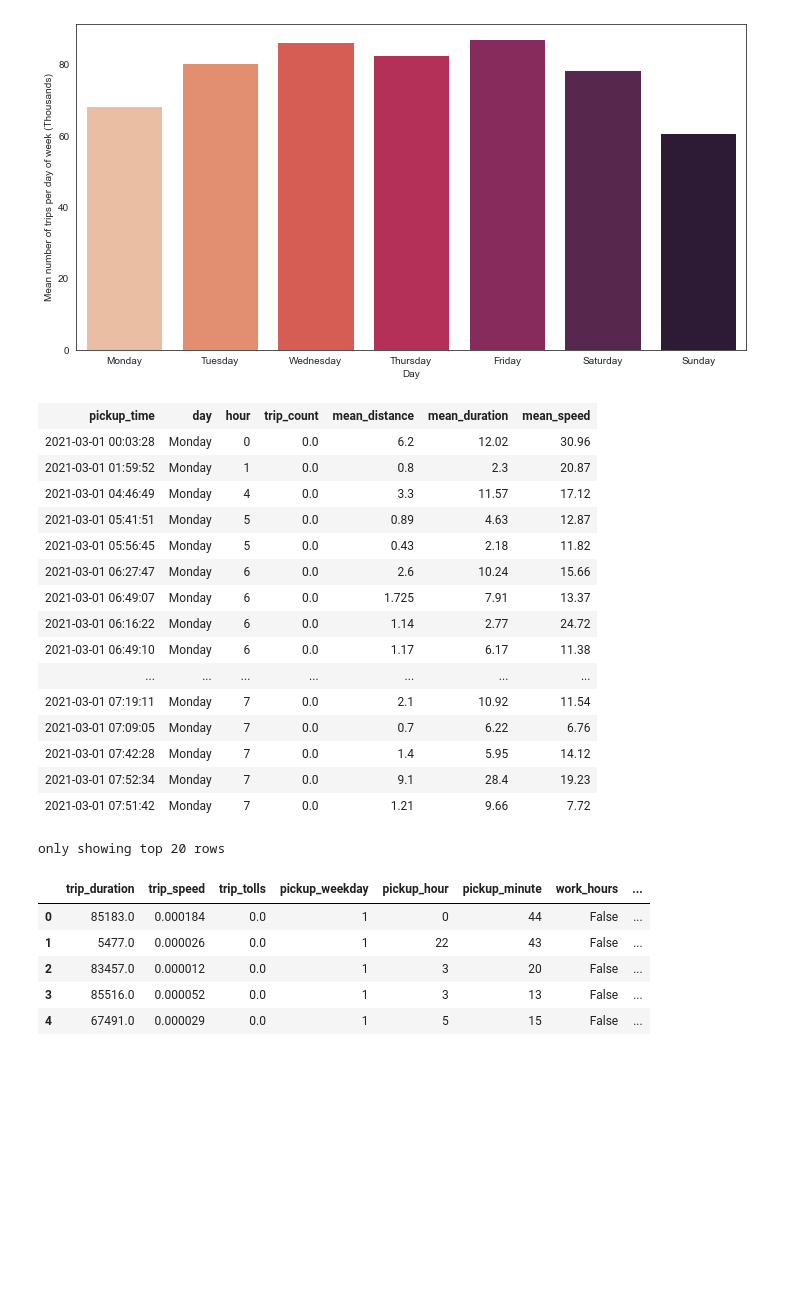
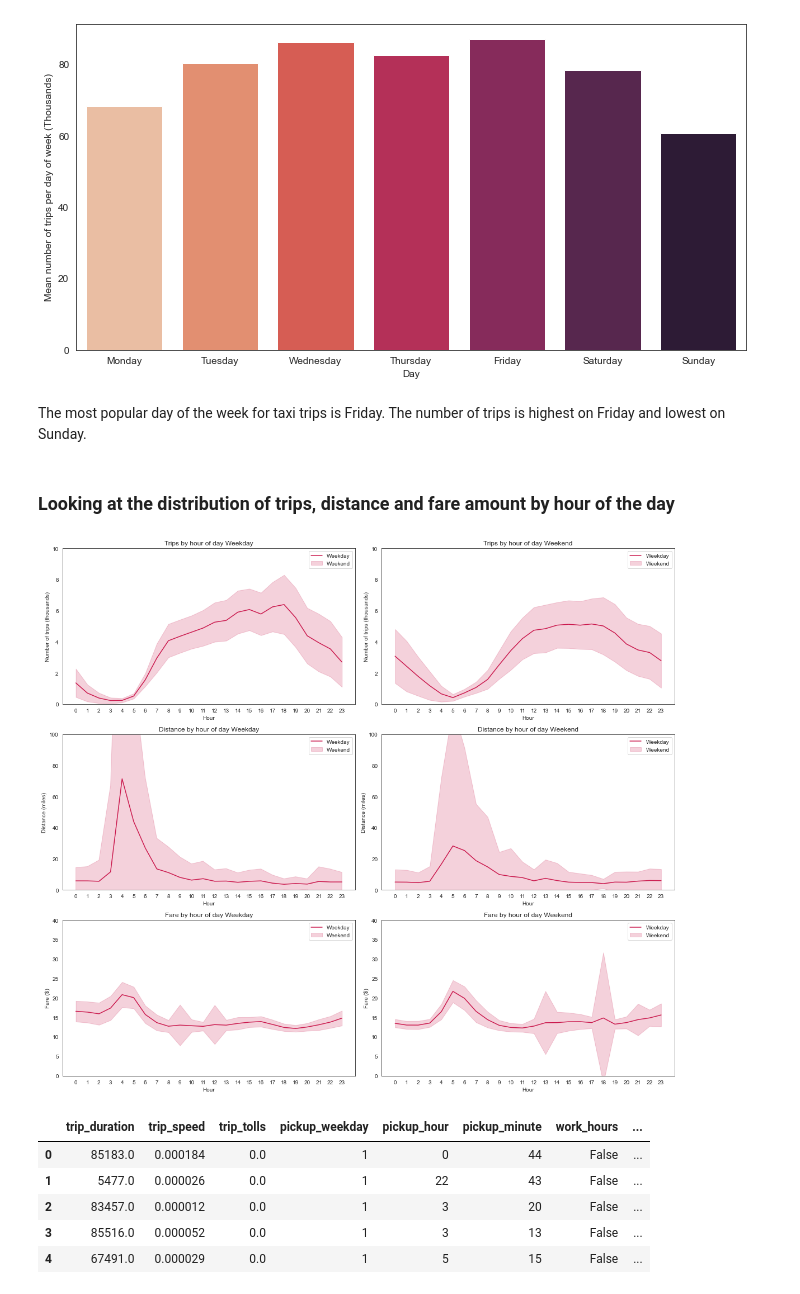
Before and after one commit to vineetver/Yellow-Taxi-Pipeline, a Jupyter notebook: notebooks/exploratory_data_analysis.ipynb, the cells around one changed output. Drawn from its saved outputs; the diff is of its cells as text; code cells hidden in the pictures; blank space fills up the shorter version.

```diff
--- a/notebooks/exploratory_data_analysis.ipynb
+++ b/notebooks/exploratory_data_analysis.ipynb
@@ -144,39 +164,47 @@ ax.set_ylabel('Mean number of trips per day of week (Thousands)')
 plt.show()
 # %% [output]
 [figure]
+# %% [markdown]
+The most popular day of the week for taxi trips is Friday. The number of trips is highest on Friday and lowest on Sunday.
+# %% [markdown]
+### Looking at the distribution of trips, distance and fare amount by hour of the day
 # %%
-spark.sql("""
+viz = spark.sql("""
 SELECT
-    tpep_pickup_datetime AS pickup_time,
+    TO_DATE(tpep_pickup_datetime) AS pickup_time,
     DATE_FORMAT(tpep_pickup_datetime, 'EEEE') AS day,
     HOUR(tpep_pickup_datetime) AS hour,
     ROUND(COUNT(*)/1000, 2) AS trip_count,
     MEAN(trip_distance) AS mean_distance,
+    ROUND(MEAN(fare_amount)) AS fare_amount,
     ROUND(MEAN((unix_timestamp(tpep_dropoff_datetime) - unix_timestamp(tpep_pickup_datetime))/60), 2) AS mean_duration,
     ROUND(MEAN(trip_distance/((unix_timestamp(tpep_dropoff_datetime) - unix_timestamp(tpep_pickup_datetime))/3600)),2) AS mean_speed
 FROM
     trip_table
 GROUP BY
-    pickup_time, day, hour
-""")
+    day, hour, pickup_time
+""").toPandas()
-# %% [output]
-| pickup_time | day | hour | trip_count | mean_distance | mean_duration | mean_speed |
-| 2021-03-01 00:03:28 | Monday | 0 | 0.0 | 6.2 | 12.02 | 30.96 |
-| 2021-03-01 01:59:52 | Monday | 1 | 0.0 | 0.8 | 2.3 | 20.87 |
-| 2021-03-01 04:46:49 | Monday | 4 | 0.0 | 3.3 | 11.57 | 17.12 |
-| 2021-03-01 05:41:51 | Monday | 5 | 0.0 | 0.89 | 4.63 | 12.87 |
-| 2021-03-01 05:56:45 | Monday | 5 | 0.0 | 0.43 | 2.18 | 11.82 |
-| 2021-03-01 06:27:47 | Monday | 6 | 0.0 | 2.6 | 10.24 | 15.66 |
-| 2021-03-01 06:49:07 | Monday | 6 | 0.0 | 1.725 | 7.91 | 13.37 |
-| 2021-03-01 06:16:22 | Monday | 6 | 0.0 | 1.14 | 2.77 | 24.72 |
-| 2021-03-01 06:49:10 | Monday | 6 | 0.0 | 1.17 | 6.17 | 11.38 |
-| ... | ... | ... | ... | ... | ... | ... |
-| 2021-03-01 07:19:11 | Monday | 7 | 0.0 | 2.1 | 10.92 | 11.54 |
-| 2021-03-01 07:09:05 | Monday | 7 | 0.0 | 0.7 | 6.22 | 6.76 |
-| 2021-03-01 07:42:28 | Monday | 7 | 0.0 | 1.4 | 5.95 | 14.12 |
-| 2021-03-01 07:52:34 | Monday | 7 | 0.0 | 9.1 | 28.4 | 19.23 |
-| 2021-03-01 07:51:42 | Monday | 7 | 0.0 | 1.21 | 9.66 | 7.72 |
-only showing top 20 rows
+# %%
+viz['weekend'] = viz['day'].apply(lambda x: 1 if x in ['Saturday', 'Sunday'] else 0)
+y = ['trip_count', 'mean_distance', 'fare_amount']
+title = ['Trips by hour of day', 'Distance by hour of day', 'Fare by hour of day']
+ylabel = ['Number of trips (thousands)', 'Distance (miles)', 'Fare ($)']
+ylim = [[0, 10], [0, 100], [0, 40]]
+
+fig, ax = plt.subplots(3, 2, figsize=(16,14))
+for i in range(len(y)):
+    for j in range(0, 2):
+        sns.lineplot(x='hour', ci='sd', y=y[i], data=viz[viz['weekend'] == j], ax=ax[i, j], hue='weekend', palette='rocket')
+        ax[i, j].set_xlabel('Hour')
+        ax[i, j].legend(['Weekday', 'Weekend'])
+        ax[i, j].set(xticks=np.arange(0, 24, 1))
+        ax[i, j].set_ylim(ylim[i])
+        ax[i, j].set_ylabel(ylabel[i])
+        ax[i, j].set_title(f'{title[i]} Weekend' if j == 1 else f'{title[i]} Weekday')
+plt.tight_layout()
+plt.show()
+# %% [output]
+[figure, added]
 # %%
 ## Preprocess (load data -> clean data -> save preprocessed data to cloud)
 !python../ main / preprocess.py
```
Also changed, not shown: parts of 17 cells of this notebook.
